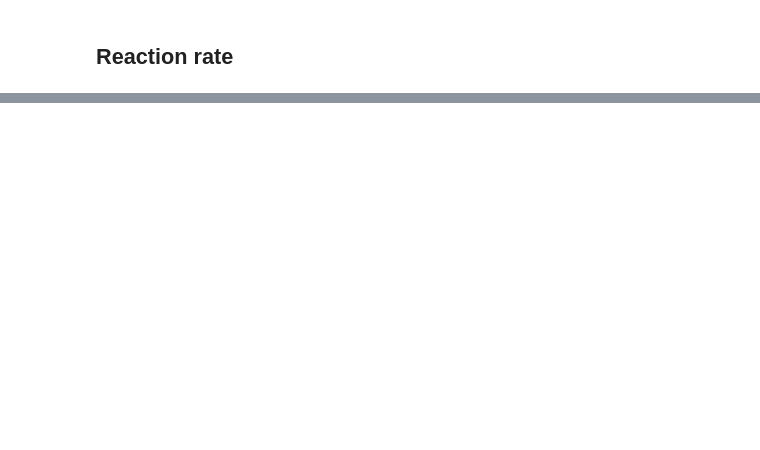
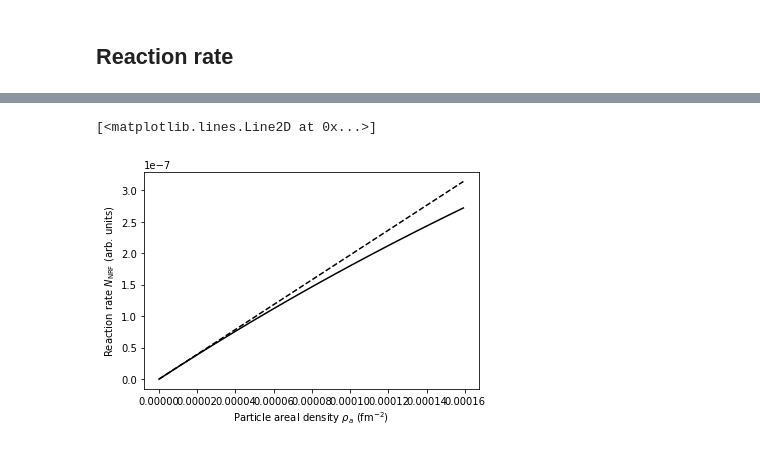
Before and after one commit to u-eff-gee/ries, a Jupyter notebook: notebooks/compound_target.ipynb, the cells around one changed output, grey strips where cells are left out. Drawn from its saved outputs; the diff is of its cells as text; code cells hidden in the pictures; blank space fills up the shorter version.

```diff
--- a/notebooks/compound_target.ipynb
+++ b/notebooks/compound_target.ipynb
@@ -250,0 +271,34 @@ for alpha in alpha_plot:
+# %%
+from scipy.integrate import nquad
+
+areal_densities = np.linspace(0., sn116_I_areal_density, 20)
+
+count_rates = [
+    nquad(
+        lambda E, rho: alpha(E, rho, sigma_nr, sigma_116, sn116_enrichment),
+        [
+            [energy_plot[0], energy_plot[-1]],
+            [0., r]
+        ]
+    )[0]
+    for r in areal_densities
+]
+count_rates_thin_target = [
+    nquad(
+        lambda E, rho: alpha(E, 0., sigma_nr, sigma_116, sn116_enrichment),
+        [
+            [energy_plot[0], energy_plot[-1]],
+            [0., r]
+        ]
+    )[0]
+    for r in areal_densities
+]
+# %%
+fig, ax = plt.subplots(1,1)
+ax.set_xlabel(r'Particle areal density $\rho_a$ (fm$^{-2}$)')
+ax.set_ylabel('Reaction rate $N_\mathrm{NRF}$ (arb. units)')
+ax.plot(areal_densities, count_rates, color='black')
+ax.plot(areal_densities, count_rates_thin_target, '--', color='black')
+# %% [output]
+[<matplotlib.lines.Line2D at 0x...>]
+[figure, added]
```
Also changed, not shown: parts of 23 cells of this notebook, 1 other file.
